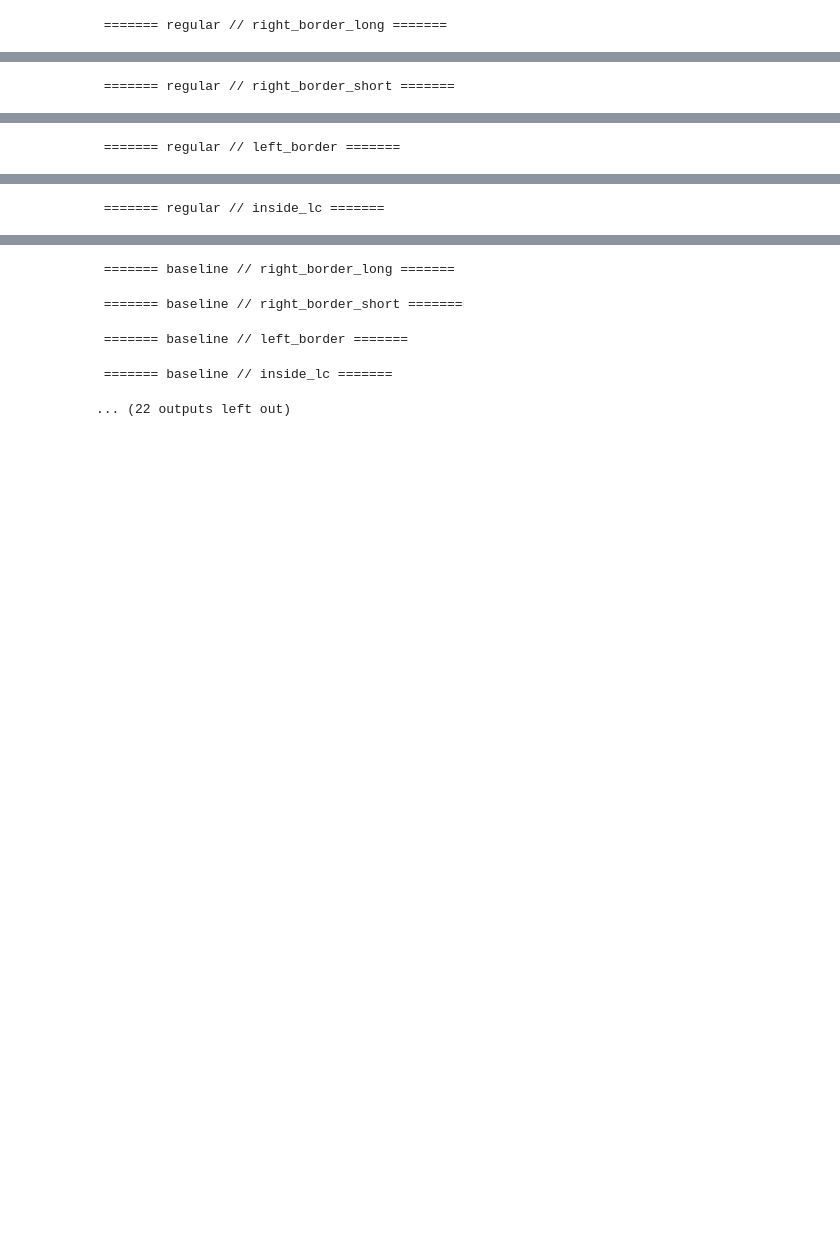
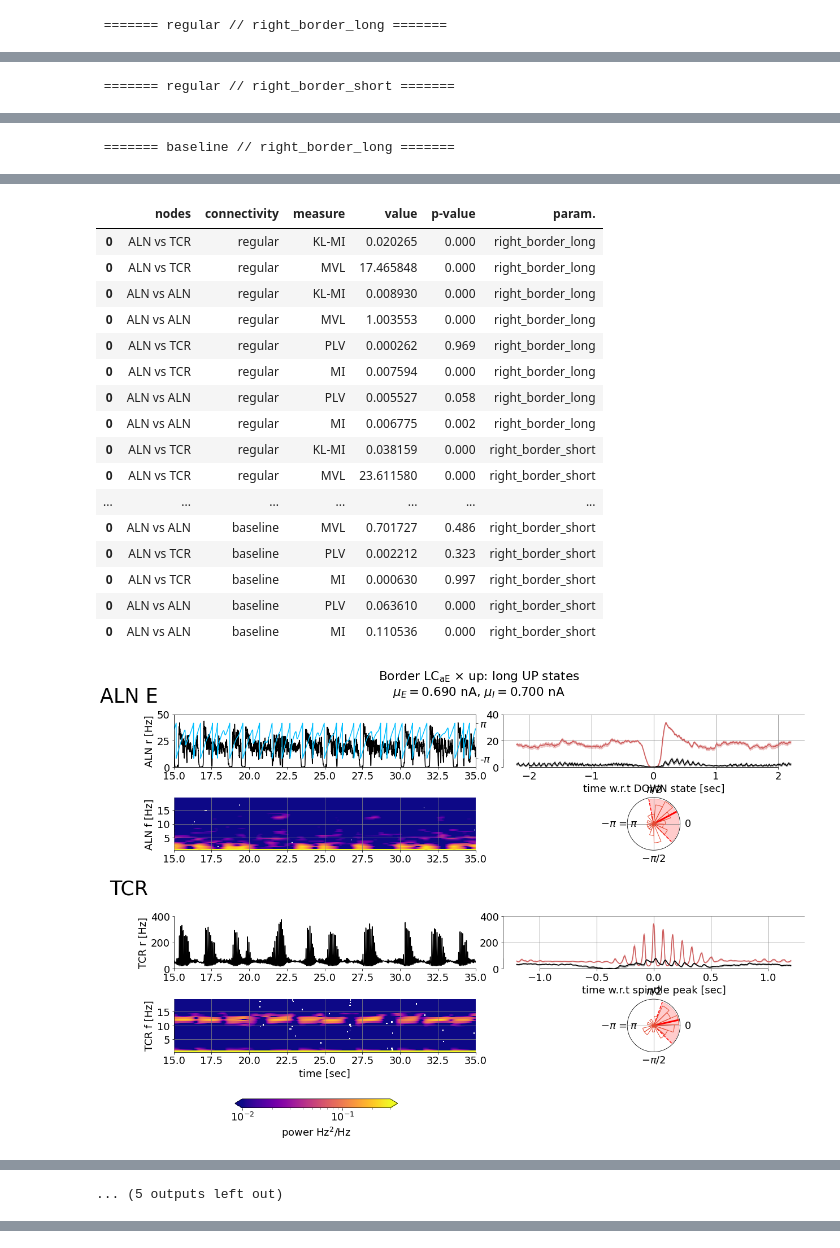
Before and after one commit to jajcayn/thalamocortical_model_study, a Jupyter notebook: fig10+11 - aln_loop_spindles_so.ipynb, the cells around one changed output, grey strips where cells are left out. Saved outputs shown, nothing was run; the diff lists cells and outputs as text; code cells hidden in the pictures; blank space fills up the shorter version.

```diff
--- a/fig10+11 - aln_loop_spindles_so.ipynb
+++ b/fig10+11 - aln_loop_spindles_so.ipynb
@@ -231,22 +231,22 @@ points = [
         th_ad=0.15,
         baseline_exc_inp=3.5,
     ),
-    Point(
-        name_short="left_border",
-        name_full=r"Border down $\times$ $\mathregular{{LC_{{aE}}}}$",
-        exc_inp=2.25,
-        ad_th=1.2,
-        th_ad=0.15,
-        baseline_exc_inp=3.1,
-    ),
-    Point(
-        name_short="inside_lc",
-        name_full="Inside $\mathregular{{LC_{{aE}}}}$",
-        exc_inp=2.4,
-        ad_th=1.2,
-        th_ad=0.15,
-        baseline_exc_inp=3.25,
-    ),
+    # Point(
+    #     name_short="left_border",
+    #     name_full=r"Border down $\times$ $\mathregular{{LC_{{aE}}}}$",
+    #     exc_inp=2.25,
+    #     ad_th=1.2,
+    #     th_ad=0.15,
+    #     baseline_exc_inp=3.1,
+    # ),
+    # Point(
+    #     name_short="inside_lc",
+    #     name_full="Inside $\mathregular{{LC_{{aE}}}}$",
+    #     exc_inp=2.4,
+    #     ad_th=1.2,
+    #     th_ad=0.15,
+    #     baseline_exc_inp=3.25,
+    # ),
 ]
 
 # prepare
@@ -294,7 +294,7 @@ for mode in modes:
 
             # timeseries plot ALN
             ax1 = fig.add_subplot(gs[0, :2])
-            ax1.plot(results_df.index, results_df["ALN"], color="k", linewidth=1.5)
+            ax1.plot(results_df.index, results_df["ALN"], color="k", linewidth=1.5, zorder=10)
             aln_spindles = spindles_detect_aln(
                 xr.DataArray(results_df["ALN"]),
                 duration=SPINDLE_DURATION,
@@ -599 +599 @@ display(cfc_df)
- ======= regular // left_border =======
+ ======= baseline // right_border_long =======
@@ -600,0 +601,18 @@ display(cfc_df)
+|  | nodes | connectivity | measure | value | p-value | param. |
+| 0 | ALN vs TCR | regular | KL-MI | 0.020265 | 0.000 | right_border_long |
+| 0 | ALN vs TCR | regular | MVL | 17.465848 | 0.000 | right_border_long |
+| 0 | ALN vs ALN | regular | KL-MI | 0.008930 | 0.000 | right_border_long |
+| 0 | ALN vs ALN | regular | MVL | 1.003553 | 0.000 | right_border_long |
+| 0 | ALN vs TCR | regular | PLV | 0.000262 | 0.969 | right_border_long |
+| 0 | ALN vs TCR | regular | MI | 0.007594 | 0.000 | right_border_long |
+| 0 | ALN vs ALN | regular | PLV | 0.005527 | 0.058 | right_border_long |
+| 0 | ALN vs ALN | regular | MI | 0.006775 | 0.002 | right_border_long |
+| 0 | ALN vs TCR | regular | KL-MI | 0.038159 | 0.000 | right_border_short |
+| 0 | ALN vs TCR | regular | MVL | 23.611580 | 0.000 | right_border_short |
+| ... | ... | ... | ... | ... | ... | ... |
+| 0 | ALN vs ALN | baseline | MVL | 0.701727 | 0.486 | right_border_short |
+| 0 | ALN vs TCR | baseline | PLV | 0.002212 | 0.323 | right_border_short |
+| 0 | ALN vs TCR | baseline | MI | 0.000630 | 0.997 | right_border_short |
+| 0 | ALN vs ALN | baseline | PLV | 0.063610 | 0.000 | right_border_short |
+| 0 | ALN vs ALN | baseline | MI | 0.110536 | 0.000 | right_border_short |
+[figure, added]
@@ -601 +623 @@ display(cfc_df)
- ======= regular // inside_lc =======
+... (5 outputs left out)
@@ -603,5 +623,0 @@ display(cfc_df)
- ======= baseline // right_border_long =======
- ======= baseline // right_border_short =======
- ======= baseline // left_border =======
- ======= baseline // inside_lc =======
-... (22 outputs left out)
```
Also changed, not shown: parts of 1 cell of this notebook, 1 other file.
